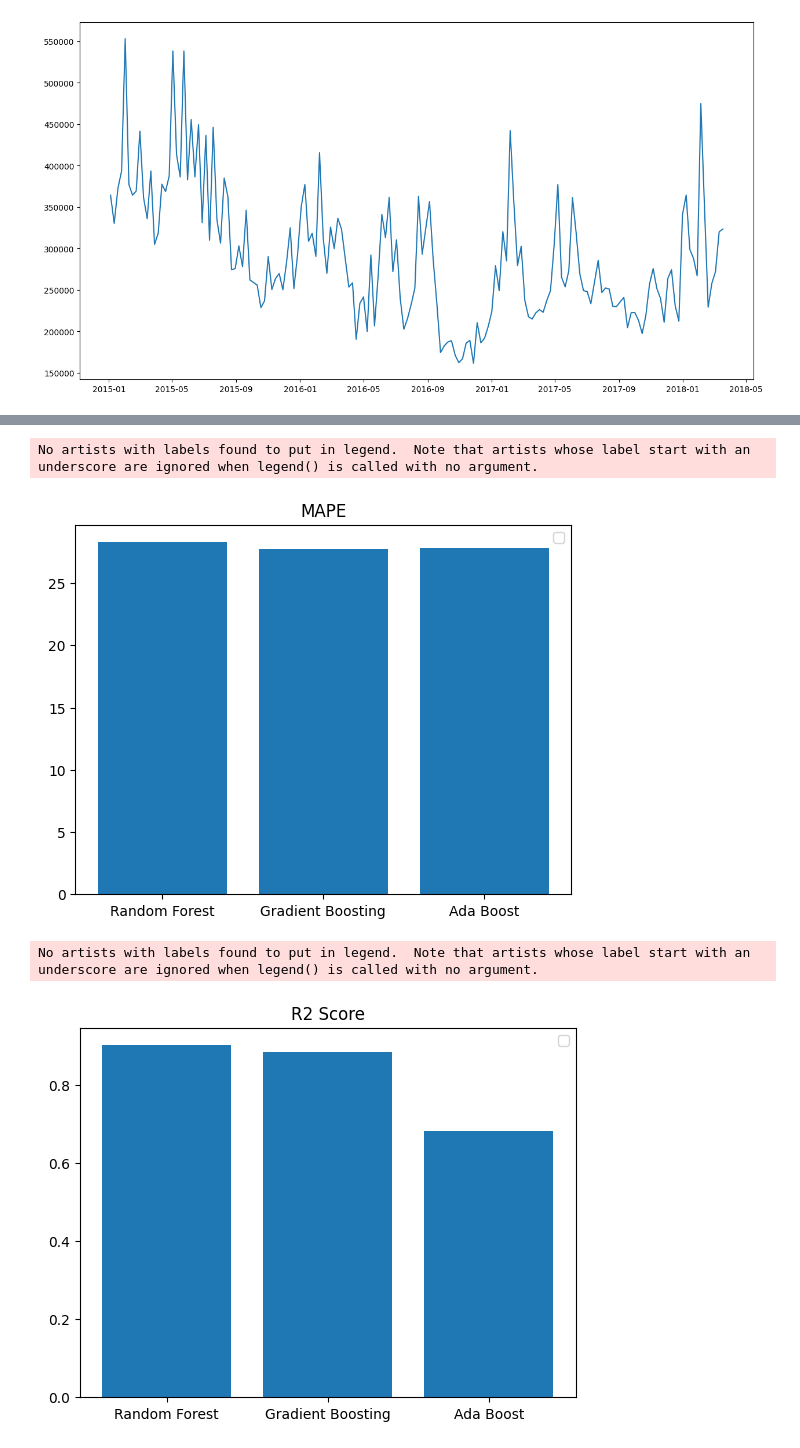
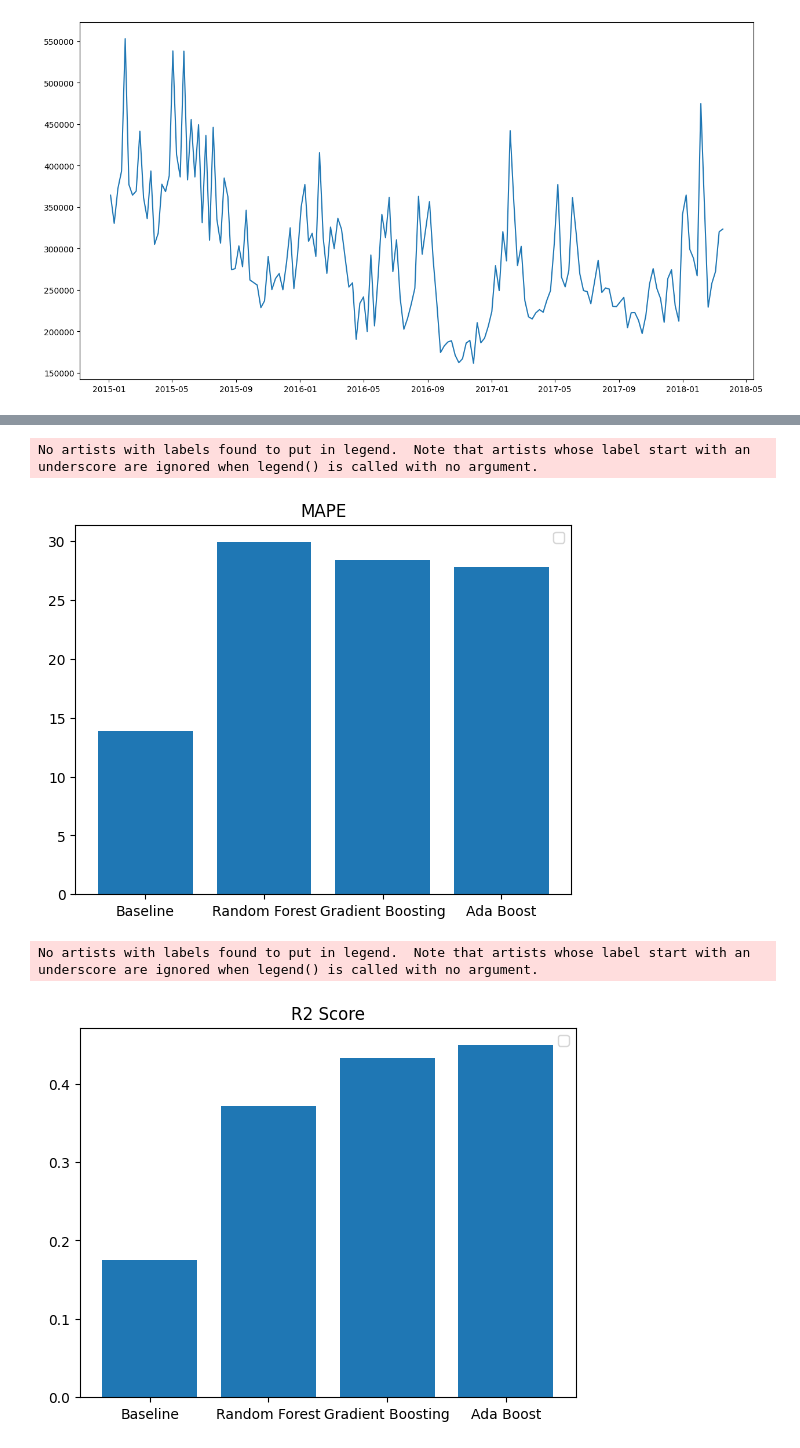
Before and after one commit to kankittikan/regression-mini-2, a Jupyter notebook: Envi-Previous.ipynb, the cells around one changed output, grey strips where cells are left out. Drawn from its saved outputs; the diff is of its cells as text; code cells hidden in the pictures.

```diff
--- a/Envi-Previous.ipynb
+++ b/Envi-Previous.ipynb
@@ -8,6 +8,7 @@ from sklearn.metrics import mean_squared_error, r2_score, mean_absolute_error
 # %%
 # get Envi dataset
 df = pd.DataFrame(DatasetPrepare.getEnviDatasets())
+df = df.sort_values(by=['Date'])
 # %%
 # mape function
 def mape(y_true, y_pred):
@@ -16,8 +17,5 @@ def mape(y_true, y_pred):
 # add target by shift Envi column
 df['y'] = df['Envi'].shift(-1)
 df = df.drop(df.tail(1).index)
-
-# add baseline from Envi
-df['baseline_pred'] = df['Envi']
 df
 # %% [output]
@@ -69,35 +80,25 @@ from sklearn.ensemble import GradientBoostingRegressor
 
 gradientBoosting=GradientBoostingRegressor()
 
-X_train = df['Envi'].values.reshape(-1, 1)
-y_train = df['y'].values.reshape(-1, 1)
-X_test = df['Envi'].values.reshape(-1, 1)
+gradientBoosting.fit(X_train[:, 1:], y_train[:, 1:])
 
-gradientBoosting.fit(X_train,y_train)
+gradient_pred = gradientBoosting.predict(X_test[:, 1:])
 
-gradient_pred = gradientBoosting.predict(X_test)
-df['gradient_pred'] = gradient_pred
-
-gradient_mae = mean_absolute_error(y_train, gradient_pred)
-gradient_mse = mean_squared_error(y_train, gradient_pred)
-gradient_r2 = r2_score(y_train, gradient_pred)
-gradient_mape = mape(y_train, gradient_pred)
+gradient_mae = mean_absolute_error(y_test[:, 1:], gradient_pred)
+gradient_mse = mean_squared_error(y_test[:, 1:], gradient_pred)
+gradient_r2 = r2_score(y_test[:, 1:], gradient_pred)
+gradient_mape = mape(y_test[:, 1:], gradient_pred)
 # %%
 # implement AdaBoost regression
 from sklearn.ensemble import AdaBoostRegressor
 adaBoost=AdaBoostRegressor()
 
-X_train = df['Envi'].values.reshape(-1, 1)
-y_train = df['y'].values.reshape(-1, 1)
-X_test = df['Envi'].values.reshape(-1, 1)
+adaBoost.fit(X_train[:, 1:], y_train[:, 1:])
 
-adaBoost.fit(X_train,y_train)
+ada_pred = adaBoost.predict(X_test[:, 1:])
 
-ada_pred = adaBoost.predict(X_test)
-df['adaBoost_pred'] = ada_pred
-
-ada_mae = mean_absolute_error(y_train, ada_pred)
-ada_mse = mean_squared_error(y_train, ada_pred)
-ada_r2 = r2_score(y_train, ada_pred)
-ada_mape = mape(y_train, ada_pred)
+ada_mae = mean_absolute_error(y_test[:, 1:], ada_pred)
+ada_mse = mean_squared_error(y_test[:, 1:], ada_pred)
+ada_r2 = r2_score(y_test[:, 1:], ada_pred)
+ada_mape = mape(y_test[:, 1:], ada_pred)
 # %%
@@ -118,6 +120,6 @@ plt.show()
 # %%
-x = np.array(["Random Forest", "Gradient Boosting", "Ada Boost"])
-y = np.array([random_mape, gradient_mape, ada_mape])
+x = np.array(["Baseline", "Random Forest", "Gradient Boosting", "Ada Boost"])
+y = np.array([baseline_mape, random_mape, gradient_mape, ada_mape])
 
 plt.bar(x,y)
 plt.title('MAPE')
@@ -125,15 +127,15 @@ plt.legend()
 plt.show()
 # %% [output]
 No artists with labels found to put in legend.  Note that artists whose label start with an underscore are ignored when legend() is called with no argument.
-[figure, old version]
+[figure, new version]
 # %%
-x = np.array(["Random Forest", "Gradient Boosting", "Ada Boost"])
-y = np.array([random_r2, gradient_r2, ada_r2])
+x = np.array(["Baseline", "Random Forest", "Gradient Boosting", "Ada Boost"])
+y = np.array([baseline_r2, random_r2, gradient_r2, ada_r2])
 
 plt.bar(x,y)
 plt.title('R2 Score')
 plt.legend()
 plt.show()
 # %% [output]
 No artists with labels found to put in legend.  Note that artists whose label start with an underscore are ignored when legend() is called with no argument.
-[figure, old version]
+[figure, new version]
```
Also changed, not shown: parts of 8 cells of this notebook, 6 other files.
